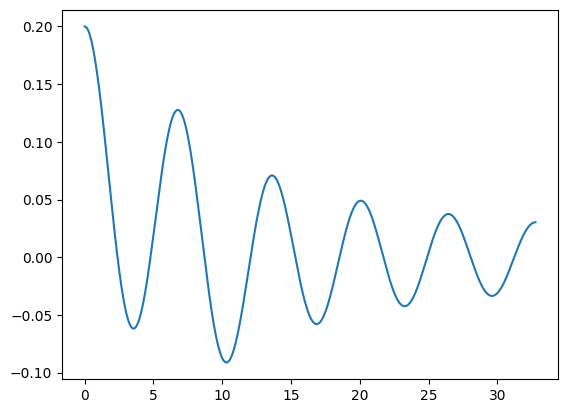
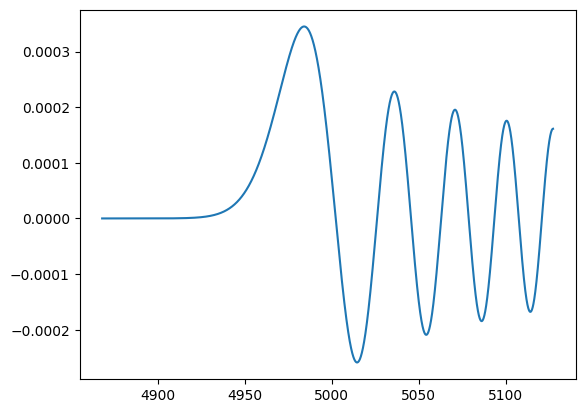
Code edit (unified diff) that turned the first committed figure into the second:
--- before
+++ after
@@ -1,2 +1,2 @@
-plt.plot(x_res[:, 0], phi2_res[:, 0])
+plt.plot(x_res[:, 159], phi2_res[:, 159])
 plt.show()

Commit: Extended bessel functions to l=5000